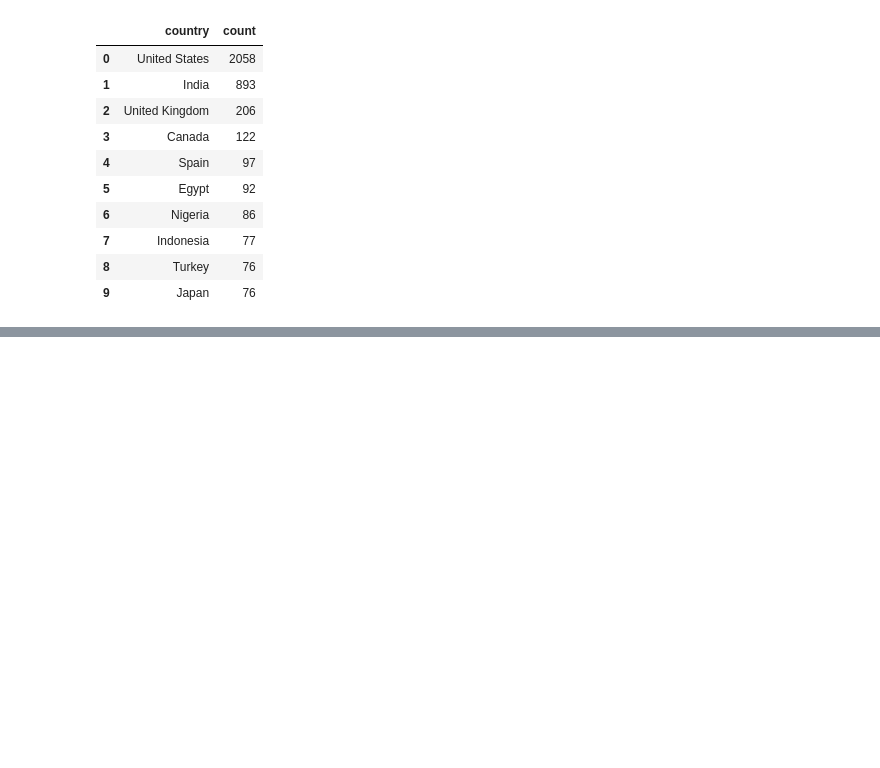
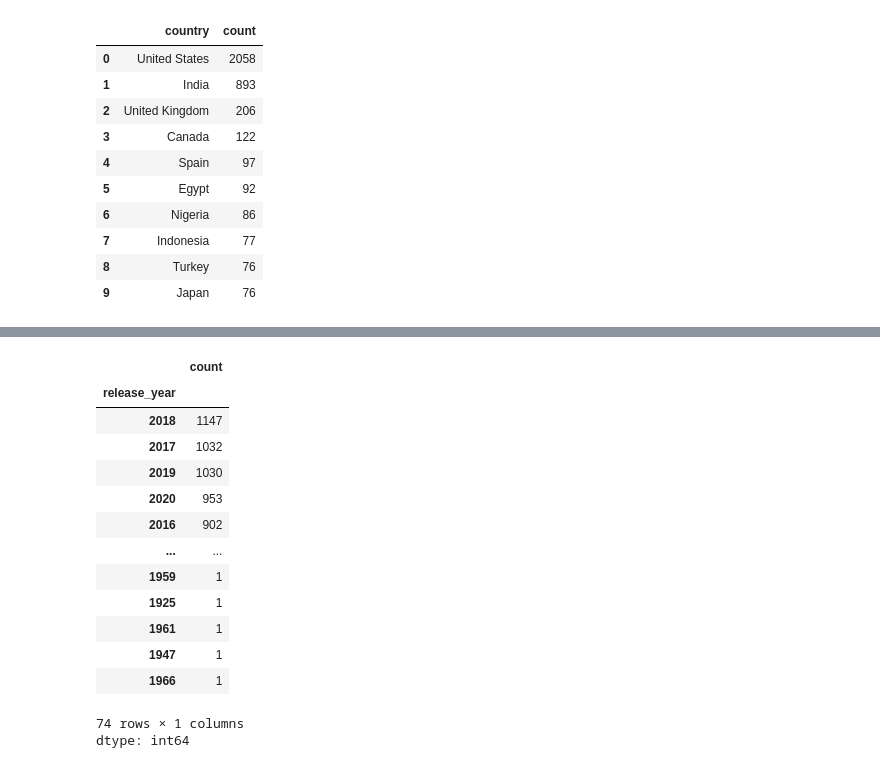
Before and after one commit to r9hit10/NetFlix-EDA, a Jupyter notebook: Netflix_Exploratory_Data_Analysis.ipynb, the cells around one changed output, grey strips where cells are left out. Cells and saved outputs as stored; diff of their text form; code cells hidden in the pictures; blank space fills up the shorter version.

```diff
--- a/Netflix_Exploratory_Data_Analysis.ipynb
+++ b/Netflix_Exploratory_Data_Analysis.ipynb
@@ -429,0 +533,18 @@ Movies["country"].value_counts().reset_index().head(10)
+# %%
+data["release_year"].value_counts()
+# %% [output]
+|  | count |
+| release_year |  |
+| 2018 | 1147 |
+| 2017 | 1032 |
+| 2019 | 1030 |
+| 2020 | 953 |
+| 2016 | 902 |
+| ... | ... |
+| 1959 | 1 |
+| 1925 | 1 |
+| 1961 | 1 |
+| 1947 | 1 |
+| 1966 | 1 |
+74 rows × 1 columns
+dtype: int64
```
Also changed, not shown: parts of 41 cells of this notebook.
